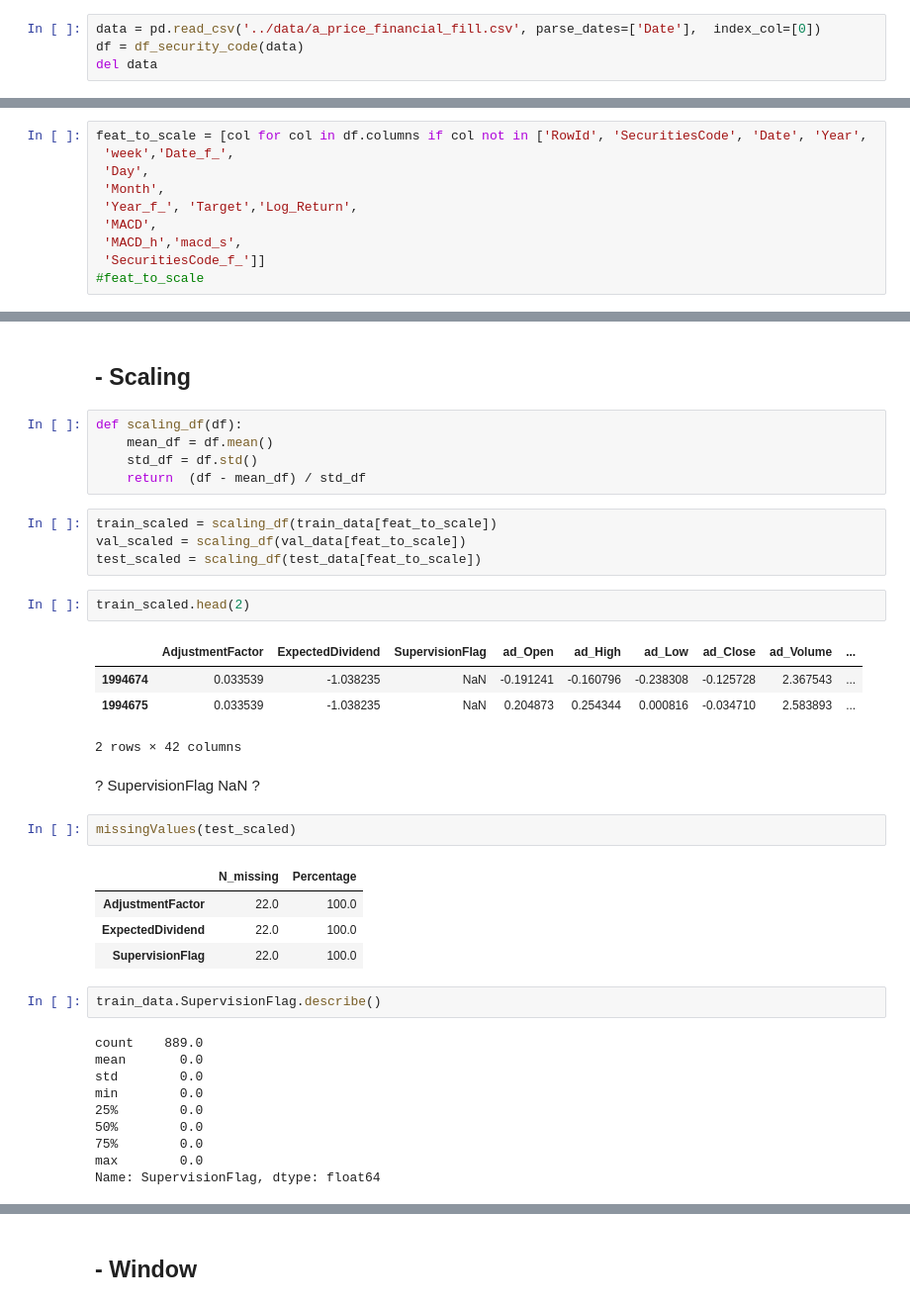
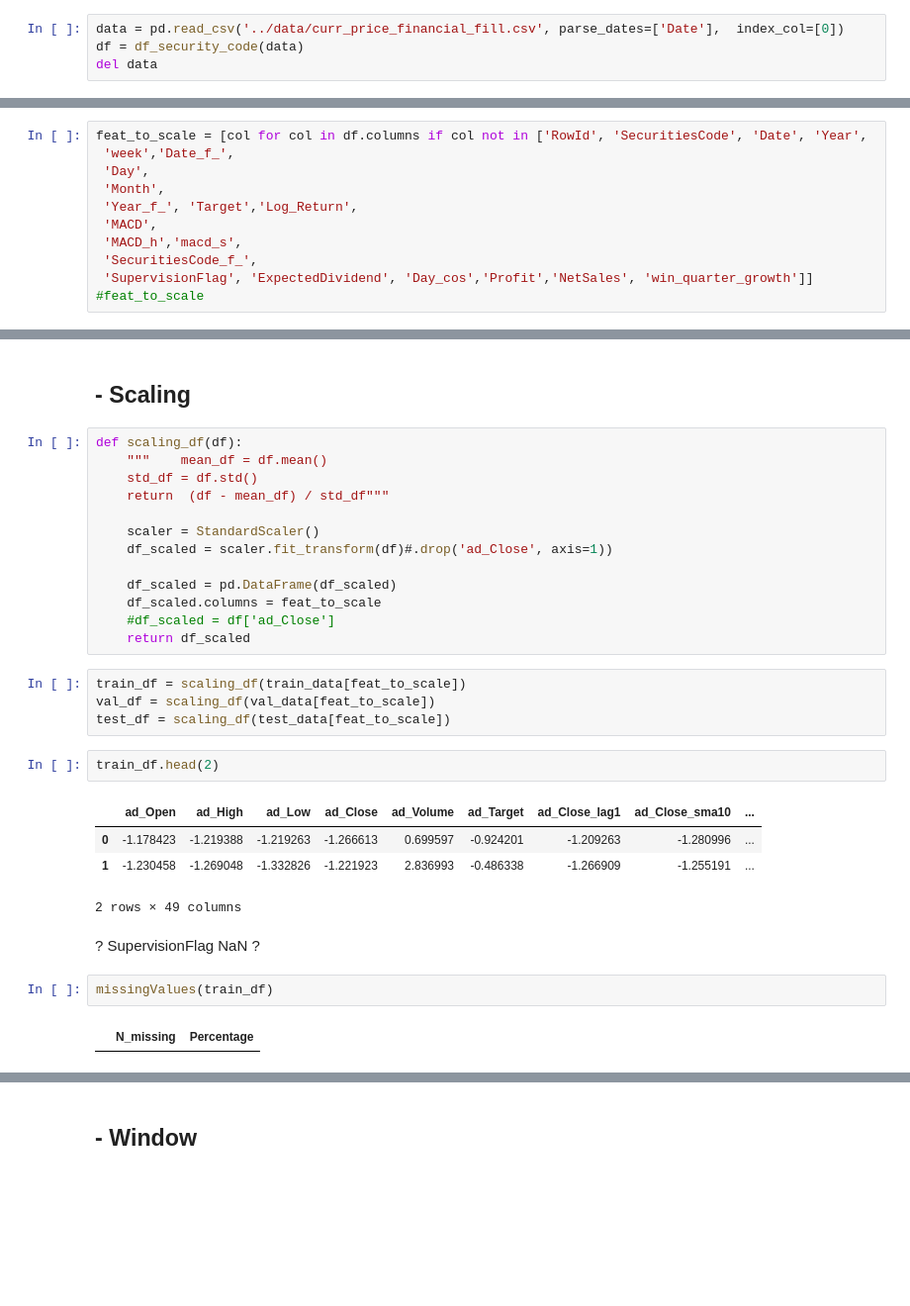
Before and after one commit to valentina-bec/tokyo-stock-exchange, a Jupyter notebook: notebooks/model_tf.ipynb, the cells around one changed output, grey strips where cells are left out. Shown at 99% size. Cells and saved outputs as stored; diff of their text form; blank space fills up the shorter version.

```diff
--- a/notebooks/model_tf.ipynb
+++ b/notebooks/model_tf.ipynb
@@ -26,7 +26,7 @@ mpl.rcParams['axes.grid'] = False
 # %% [markdown]
 # Data
 # %%
-data = pd.read_csv('../data/a_price_financial_fill.csv', parse_dates=['Date'],  index_col=[0])
+data = pd.read_csv('../data/curr_price_financial_fill.csv', parse_dates=['Date'],  index_col=[0])
 df = df_security_code(data)
 del data
 # %%
@@ -75,7 +75,8 @@ feat_to_scale = [col for col in df.columns if col not in ['RowId', 'SecuritiesCo
  'Year_f_', 'Target','Log_Return',
  'MACD',
  'MACD_h','macd_s',
- 'SecuritiesCode_f_']]
+ 'SecuritiesCode_f_',
+ 'SupervisionFlag', 'ExpectedDividend', 'Day_cos','Profit','NetSales', 'win_quarter_growth']]
 #feat_to_scale
 # %% [markdown]
 # Preparation for modelling
@@ -140,38 +141,31 @@ test_scaled = pd.DataFrame(test_scaled)"""
 ## - Scaling
 # %%
 def scaling_df(df):
-    mean_df = df.mean()
+    """    mean_df = df.mean()
     std_df = df.std()
-    return  (df - mean_df) / std_df
+    return  (df - mean_df) / std_df"""
+
+    scaler = StandardScaler()
+    df_scaled = scaler.fit_transform(df)#.drop('ad_Close', axis=1))
+
+    df_scaled = pd.DataFrame(df_scaled)
+    df_scaled.columns = feat_to_scale
+    #df_scaled = df['ad_Close']
+    return df_scaled
 # %%
-train_scaled = scaling_df(train_data[feat_to_scale])
-val_scaled = scaling_df(val_data[feat_to_scale])
-test_scaled = scaling_df(test_data[feat_to_scale])
+train_df = scaling_df(train_data[feat_to_scale])
+val_df = scaling_df(val_data[feat_to_scale])
+test_df = scaling_df(test_data[feat_to_scale])
 # %%
-train_scaled.head(2)
+train_df.head(2)
 # %% [output]
-|  | AdjustmentFactor | ExpectedDividend | SupervisionFlag | ad_Open | ad_High | ad_Low | ad_Close | ad_Volume | ... |
-| 1994674 | 0.033539 | -1.038235 | NaN | -0.191241 | -0.160796 | -0.238308 | -0.125728 | 2.367543 | ... |
-| 1994675 | 0.033539 | -1.038235 | NaN | 0.204873 | 0.254344 | 0.000816 | -0.034710 | 2.583893 | ... |
+|  | ad_Open | ad_High | ad_Low | ad_Close | ad_Volume | ad_Target | ad_Close_lag1 | ad_Close_sma10 | ... |
+| 0 | -1.178423 | -1.219388 | -1.219263 | -1.266613 | 0.699597 | -0.924201 | -1.209263 | -1.280996 | ... |
+| 1 | -1.230458 | -1.269048 | -1.332826 | -1.221923 | 2.836993 | -0.486338 | -1.266909 | -1.255191 | ... |
-2 rows × 42 columns
+2 rows × 49 columns
 # %% [markdown]
 ? SupervisionFlag NaN ?
 # %%
-missingValues(test_scaled)
+missingValues(train_df)
 # %% [output]
 |  | N_missing | Percentage |
-| AdjustmentFactor | 22.0 | 100.0 |
-| ExpectedDividend | 22.0 | 100.0 |
-| SupervisionFlag | 22.0 | 100.0 |
-# %%
-train_data.SupervisionFlag.describe()
-# %% [output]
-count    889.0
-mean       0.0
-std        0.0
-min        0.0
-25%        0.0
-50%        0.0
-75%        0.0
-max        0.0
-Name: SupervisionFlag, dtype: float64
```
Also changed, not shown: parts of 27 cells of this notebook, 1 other file.
